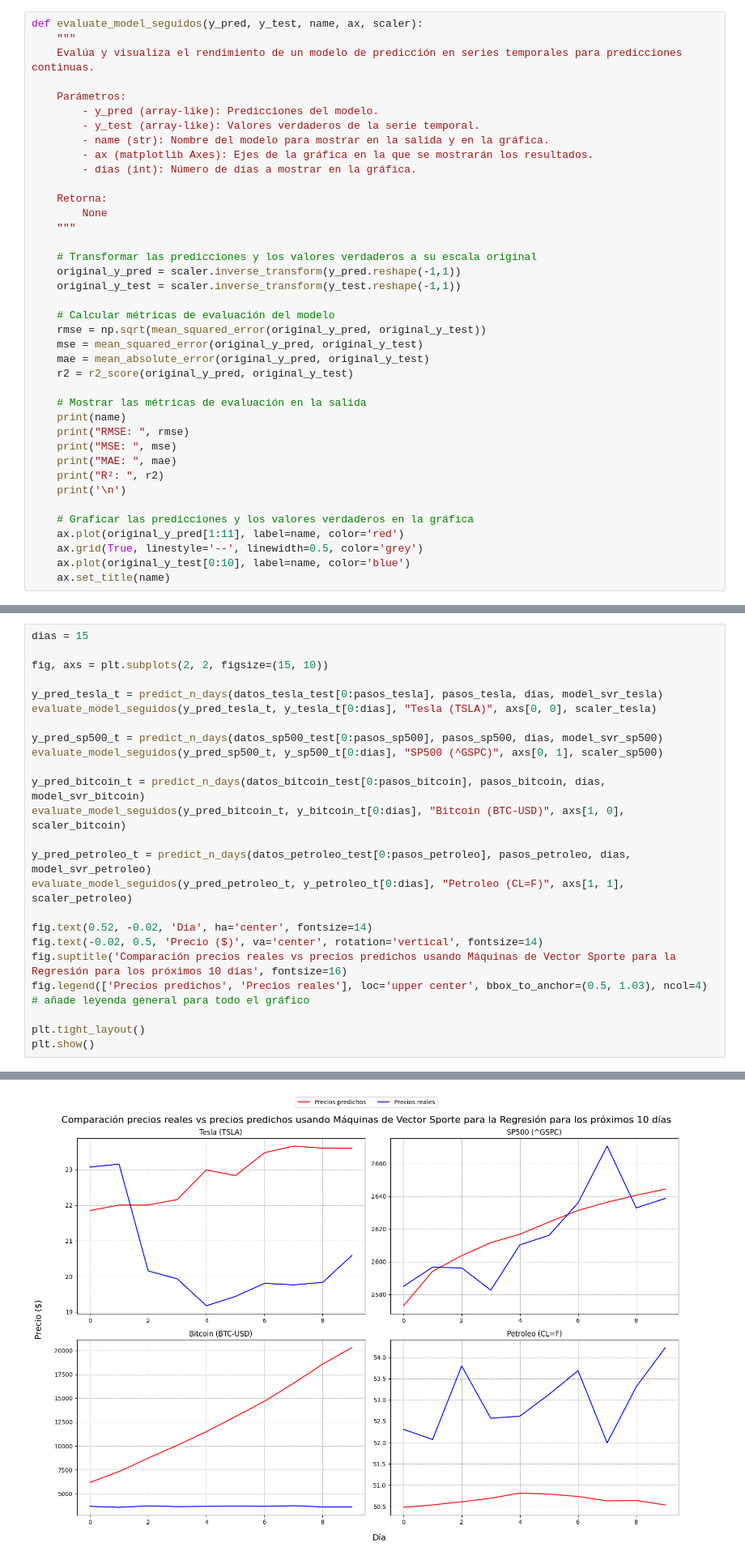
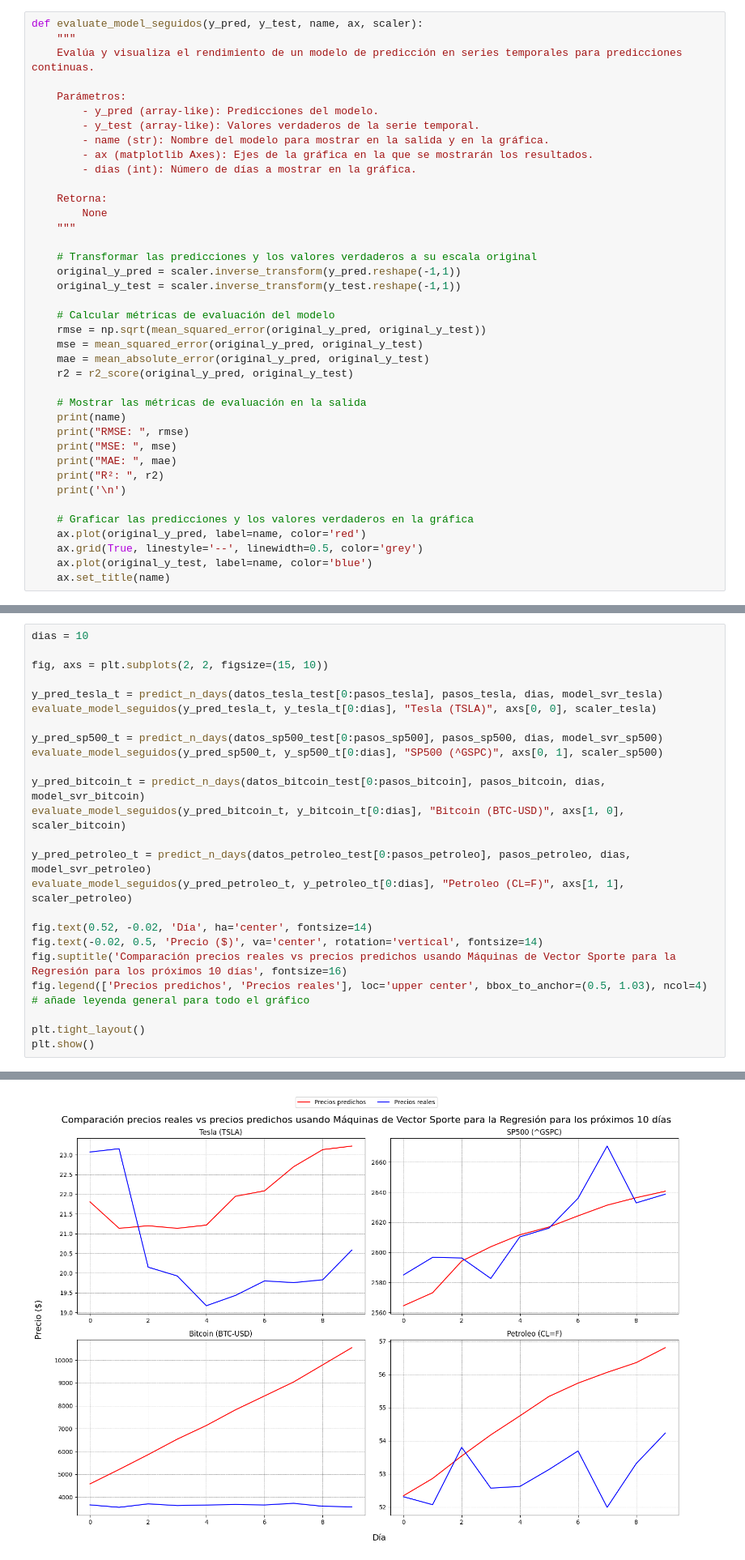
Before and after one commit to samuelvaler/TFM-PRICE-PREDICTION, a Jupyter notebook: Predicciones_2019/TFM_2010_2019.ipynb, the cells around one changed output, grey strips where cells are left out. Shown at 81% size. Drawn from its saved outputs; the diff is of its cells as text.

```diff
--- a/Predicciones_2019/TFM_2010_2019.ipynb
+++ b/Predicciones_2019/TFM_2010_2019.ipynb
@@ -213,9 +213,9 @@ def evaluate_model_seguidos(y_pred, y_test, name, ax, scaler):
     print('\n')
 
     # Graficar las predicciones y los valores verdaderos en la gráfica
-    ax.plot(original_y_pred[1:11], label=name, color='red')
+    ax.plot(original_y_pred, label=name, color='red')
     ax.grid(True, linestyle='--', linewidth=0.5, color='grey')
-    ax.plot(original_y_test[0:10], label=name, color='blue')
+    ax.plot(original_y_test, label=name, color='blue')
     ax.set_title(name)
 # %%
 def predict_n_days(data, time_steps, dias, model):
@@ -543,5 +543,5 @@ R²:  0.8978924306516014
 # %%
-dias = 15
+dias = 10
 
 fig, axs = plt.subplots(2, 2, figsize=(15, 10))
 
@@ -585,4 +585,4 @@ R²:  -654.3121343899168
-[figure, old version]
+[figure, new version]
 # %% [markdown]
 # LSTM
 # %% [markdown]
```
Also changed, not shown: parts of 23 cells of this notebook, 9 other files.
